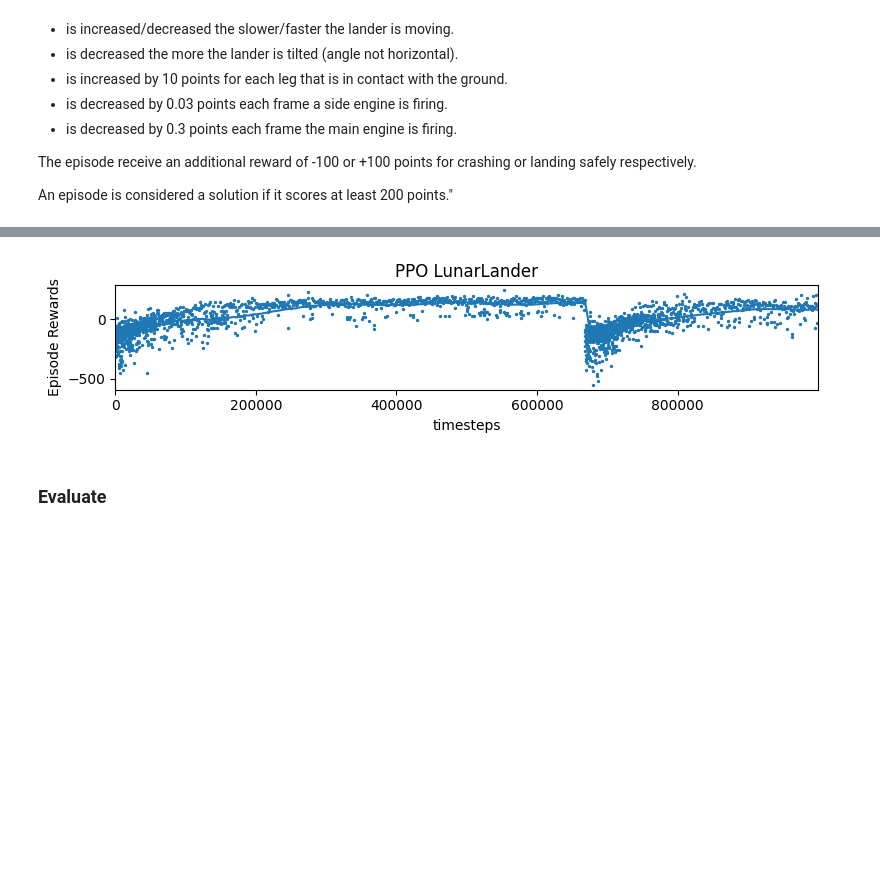
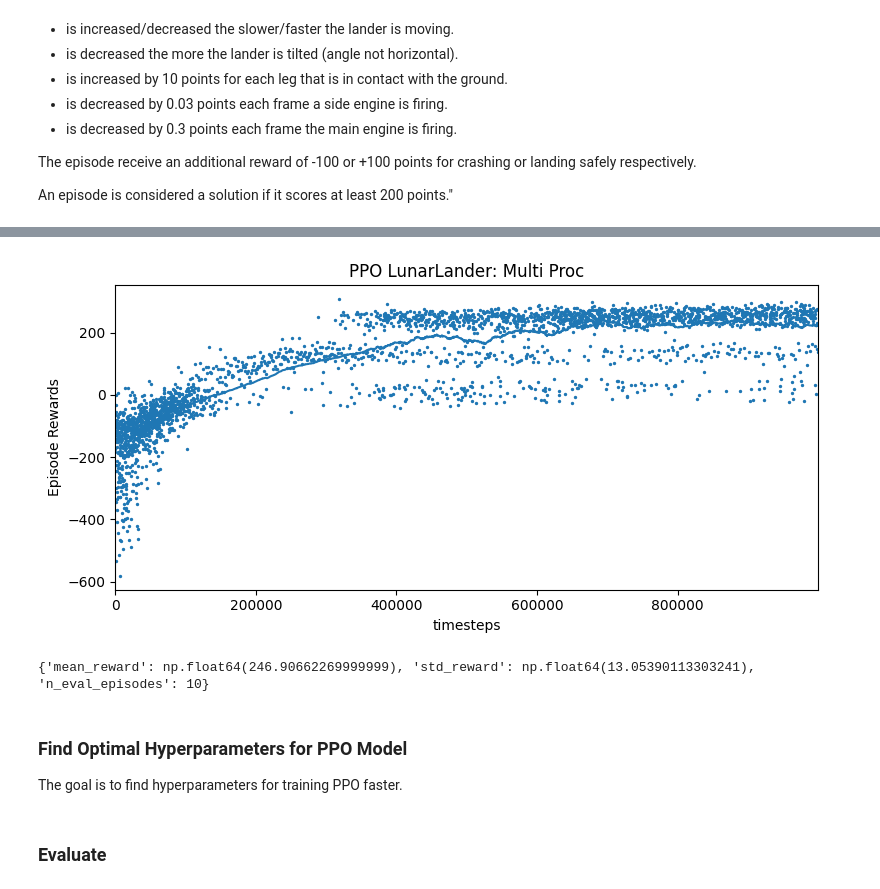
Before and after one commit to anton-dergunov/hugging-face-deep-rl, a Jupyter notebook: notebooks/01_lunar_lander.ipynb, the cells around one changed output, grey strips where cells are left out. Saved outputs shown, nothing was run; the diff lists cells and outputs as text; code cells hidden in the pictures; blank space fills up the shorter version.

Commit message:
Intermediary changes to Lunar Lander

```diff
--- a/notebooks/01_lunar_lander.ipynb
+++ b/notebooks/01_lunar_lander.ipynb
@@ -267,0 +203,9 @@ model.save(MODEL_PATH)
+# %%
+LOGS_PATH_MULTI_PROC = f"logs/{MODEL_NAME}_multi_proc"
+os.makedirs(LOGS_PATH_MULTI_PROC, exist_ok=True)
+
+# Use SubprocVecEnv for multiprocessing
+num_cpu = os.cpu_count()
+print(f"Using {num_cpu} subprocesses.")
+
+subproc_vec_env = make_subproc_env(ENV_ID, num_cpu, seed=0, log_dir=LOGS_PATH_MULTI_PROC)
@@ -268,6 +225,14 @@ model.save(MODEL_PATH)
 # %%
 # Plot results using Stable-Baselines3 helper
-plot_results([LOGS_PATH], LEARN_STEPS, results_plotter.X_TIMESTEPS, "PPO LunarLander")
+plot_results([LOGS_PATH_MULTI_PROC], LEARN_STEPS, results_plotter.X_TIMESTEPS, "PPO LunarLander: Multi Proc", figsize=(8,4))
 plt.show()
 # %% [output]
-[figure, old version]
+[figure, new version]
+# %%
+print(utils.evaluate_model(model_multi_proc, ENV_ID))
+# %% [output]
+{'mean_reward': np.float64(246.90662269999999), 'std_reward': np.float64(13.05390113303241), 'n_eval_episodes': 10}
+# %% [markdown]
+### Find Optimal Hyperparameters for PPO Model
+
+The goal is to find hyperparameters for training PPO faster.
```
Also changed, not shown: parts of 35 cells of this notebook, 1 other file.
